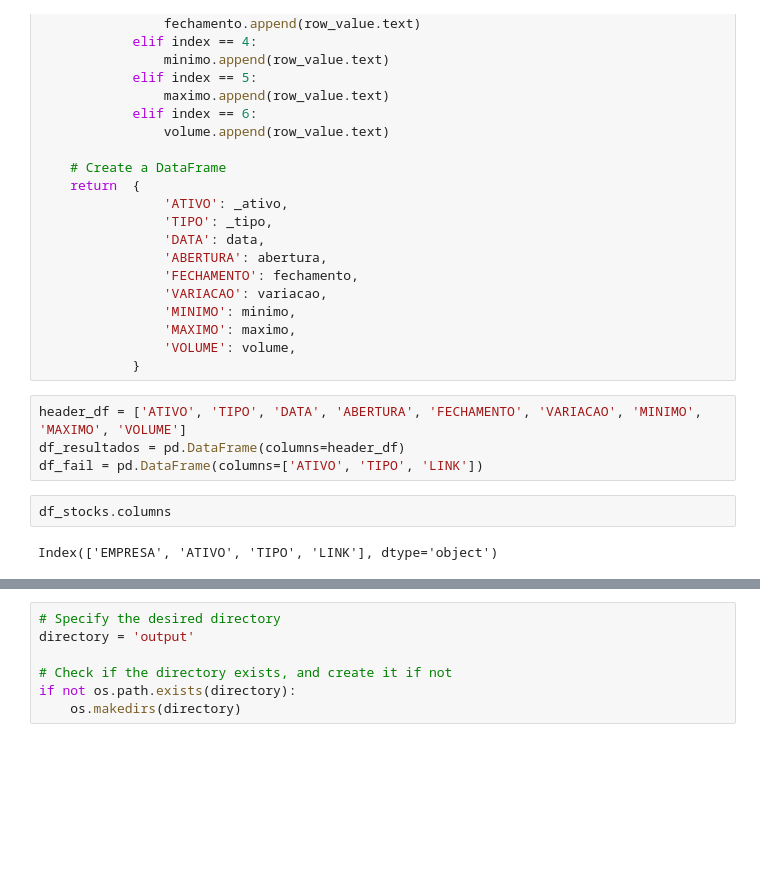
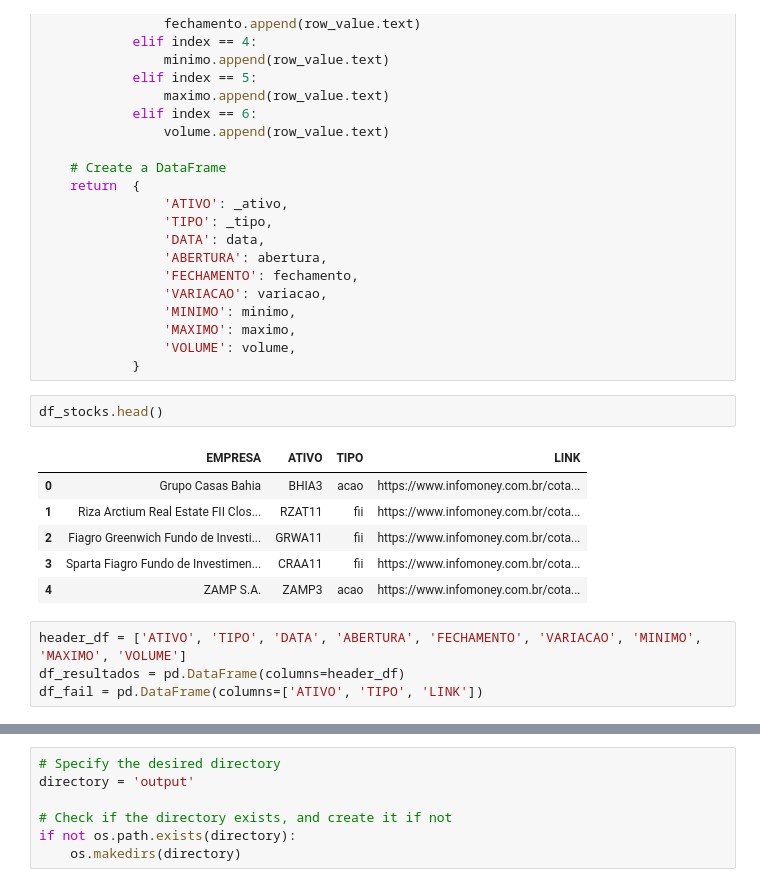
Before and after one commit to eng-robsonsampaio/scrape_stock_market, a Jupyter notebook: scrape_selenium.ipynb, the cells around one changed output, grey strips where cells are left out. Saved outputs shown, nothing was run; the diff lists cells and outputs as text; blank space fills up the shorter version.

```diff
--- a/scrape_selenium.ipynb
+++ b/scrape_selenium.ipynb
@@ -256,12 +256,17 @@ def get_stock_data(url, tipo, ativo):
                 'MAXIMO': maximo,
                 'VOLUME': volume,
             }
+# %%
+df_stocks.head()
+# %% [output]
+|  | EMPRESA | ATIVO | TIPO | LINK |
+| 0 | Grupo Casas Bahia | BHIA3 | acao | https://www.infomoney.com.br/cota... |
+| 1 | Riza Arctium Real Estate FII Clos... | RZAT11 | fii | https://www.infomoney.com.br/cota... |
+| 2 | Fiagro Greenwich Fundo de Investi... | GRWA11 | fii | https://www.infomoney.com.br/cota... |
+| 3 | Sparta Fiagro Fundo de Investimen... | CRAA11 | fii | https://www.infomoney.com.br/cota... |
+| 4 | ZAMP S.A. | ZAMP3 | acao | https://www.infomoney.com.br/cota... |
 # %%
 header_df = ['ATIVO', 'TIPO', 'DATA', 'ABERTURA', 'FECHAMENTO', 'VARIACAO', 'MINIMO', 'MAXIMO', 'VOLUME']
 df_resultados = pd.DataFrame(columns=header_df)
 df_fail = pd.DataFrame(columns=['ATIVO', 'TIPO', 'LINK'])
-# %%
-df_stocks.columns
-# %% [output]
-Index(['EMPRESA', 'ATIVO', 'TIPO', 'LINK'], dtype='object')
 # %%
```
Also changed, not shown: parts of 21 cells of this notebook, 6 other files.
